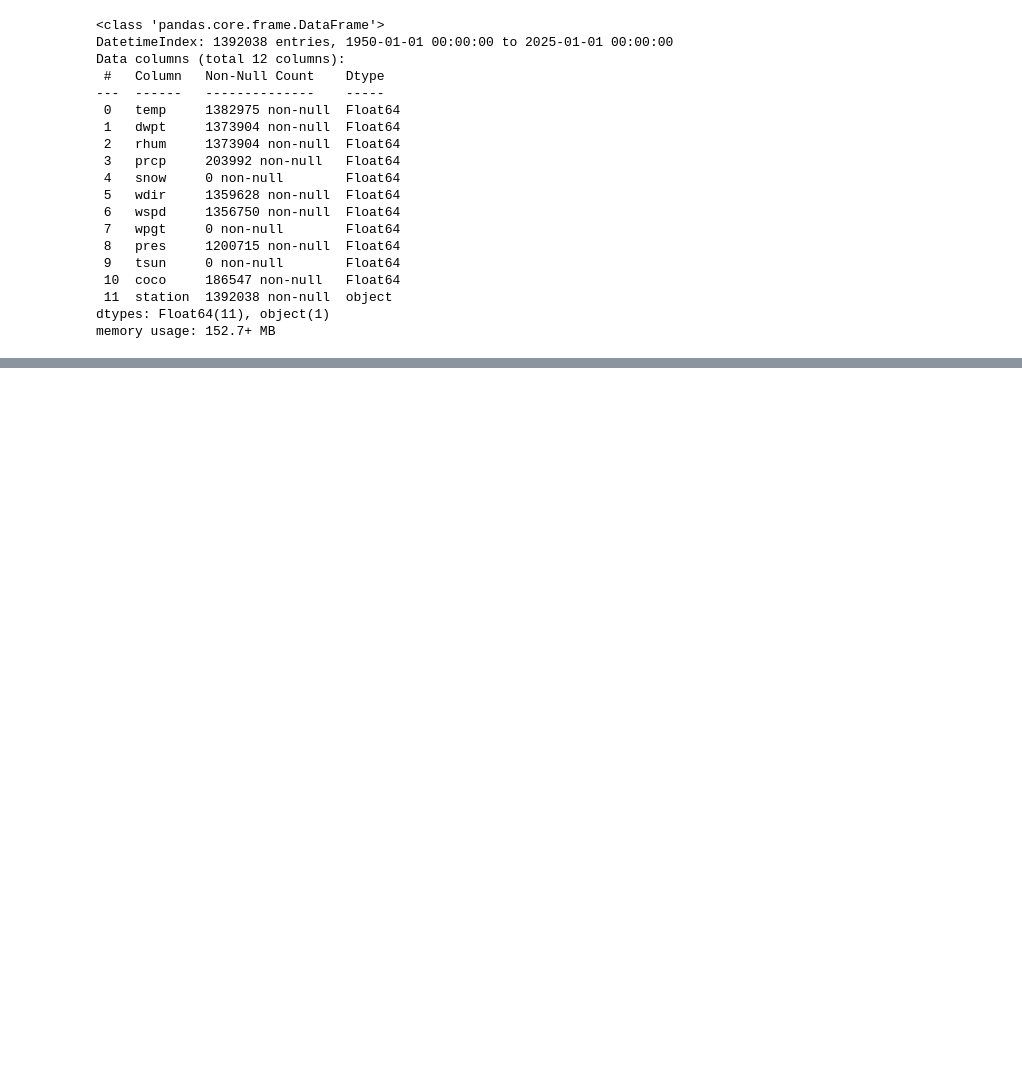
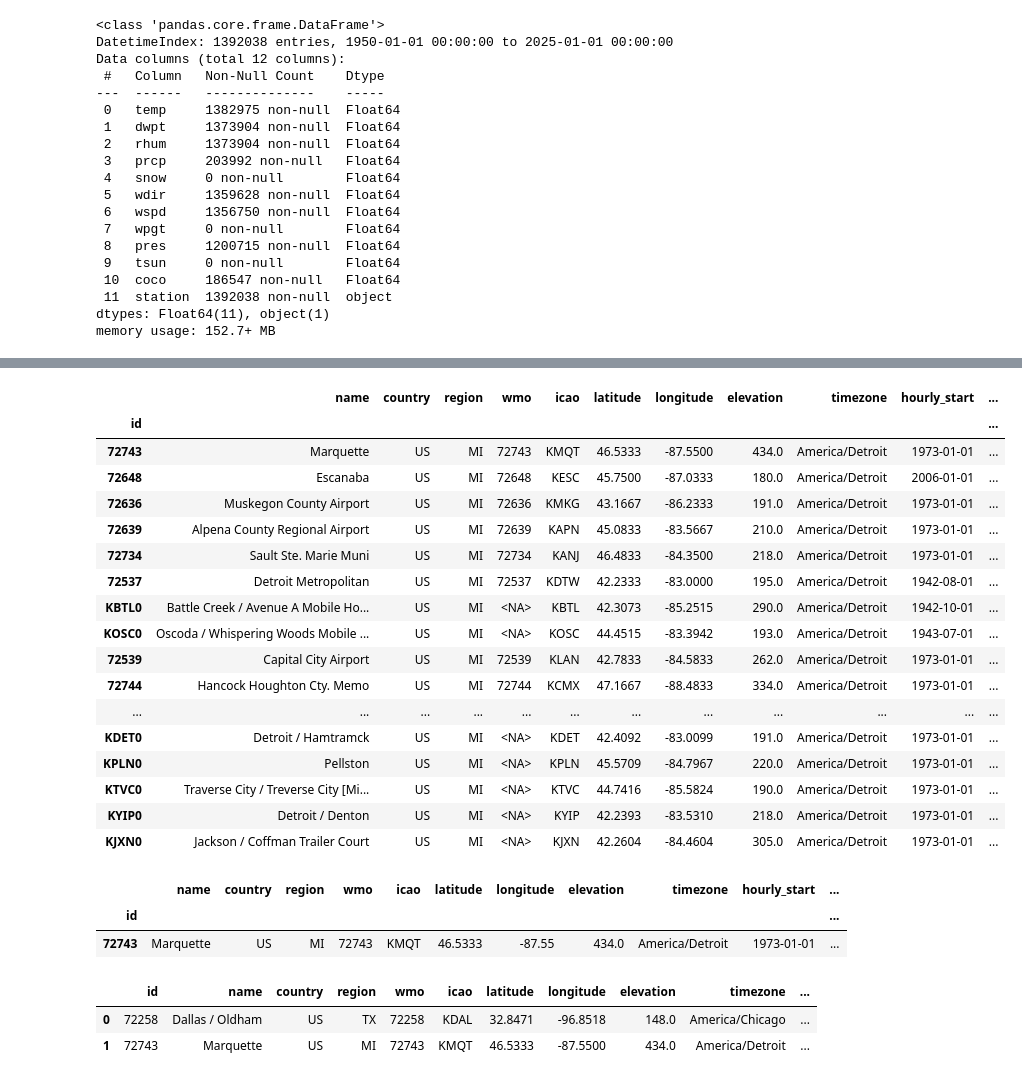
Before and after one commit to Nurislam-Slam/home-laba, a Jupyter notebook: weather-project/Weather_data_loader.ipynb, the cells around one changed output, grey strips where cells are left out. Cells and saved outputs as stored; diff of their text form; code cells hidden in the pictures; blank space fills up the shorter version.

```diff
--- a/weather-project/Weather_data_loader.ipynb
+++ b/weather-project/Weather_data_loader.ipynb
@@ -143,0 +339,5 @@ meteostations.to_parquet("kz_meteostations_ref.parquet", index=True)
+# %%
+meteostations_USA_MI= meteostations_USA[
+    (meteostations_USA['region'] == 'MI') &
+    (meteostations_USA['daily_start'].notna())
+]
@@ -143,0 +361,29 @@ meteostations.to_parquet("kz_meteostations_ref.parquet", index=True)
+# %%
+meteostations_USA_MI=meteostations_USA_MI.sort_values(by='daily_start')
+meteostations_USA_MI.head(20)
+# %% [output]
+|  | name | country | region | wmo | icao | latitude | longitude | elevation | timezone | hourly_start | ... |
+| id |  |  |  |  |  |  |  |  |  |  | ... |
+| 72743 | Marquette | US | MI | 72743 | KMQT | 46.5333 | -87.5500 | 434.0 | America/Detroit | 1973-01-01 | ... |
+| 72648 | Escanaba | US | MI | 72648 | KESC | 45.7500 | -87.0333 | 180.0 | America/Detroit | 2006-01-01 | ... |
+| 72636 | Muskegon County Airport | US | MI | 72636 | KMKG | 43.1667 | -86.2333 | 191.0 | America/Detroit | 1973-01-01 | ... |
+| 72639 | Alpena County Regional Airport | US | MI | 72639 | KAPN | 45.0833 | -83.5667 | 210.0 | America/Detroit | 1973-01-01 | ... |
+| 72734 | Sault Ste. Marie Muni | US | MI | 72734 | KANJ | 46.4833 | -84.3500 | 218.0 | America/Detroit | 1973-01-01 | ... |
+| 72537 | Detroit Metropolitan | US | MI | 72537 | KDTW | 42.2333 | -83.0000 | 195.0 | America/Detroit | 1942-08-01 | ... |
+| KBTL0 | Battle Creek / Avenue A Mobile Ho... | US | MI | <NA> | KBTL | 42.3073 | -85.2515 | 290.0 | America/Detroit | 1942-10-01 | ... |
+| KOSC0 | Oscoda / Whispering Woods Mobile ... | US | MI | <NA> | KOSC | 44.4515 | -83.3942 | 193.0 | America/Detroit | 1943-07-01 | ... |
+| 72539 | Capital City Airport | US | MI | 72539 | KLAN | 42.7833 | -84.5833 | 262.0 | America/Detroit | 1973-01-01 | ... |
+| 72744 | Hancock Houghton Cty. Memo | US | MI | 72744 | KCMX | 47.1667 | -88.4833 | 334.0 | America/Detroit | 1973-01-01 | ... |
+| ... | ... | ... | ... | ... | ... | ... | ... | ... | ... | ... | ... |
+| KDET0 | Detroit / Hamtramck | US | MI | <NA> | KDET | 42.4092 | -83.0099 | 191.0 | America/Detroit | 1973-01-01 | ... |
+| KPLN0 | Pellston | US | MI | <NA> | KPLN | 45.5709 | -84.7967 | 220.0 | America/Detroit | 1973-01-01 | ... |
+| KTVC0 | Traverse City / Treverse City [Mi... | US | MI | <NA> | KTVC | 44.7416 | -85.5824 | 190.0 | America/Detroit | 1973-01-01 | ... |
+| KYIP0 | Detroit / Denton | US | MI | <NA> | KYIP | 42.2393 | -83.5310 | 218.0 | America/Detroit | 1973-01-01 | ... |
+| KJXN0 | Jackson / Coffman Trailer Court | US | MI | <NA> | KJXN | 42.2604 | -84.4604 | 305.0 | America/Detroit | 1973-01-01 | ... |
+# %%
+meteostations_USA_MI=meteostations_USA_MI[meteostations_USA_MI['name']=='Marquette']
+meteostations_USA_MI
+# %% [output]
+|  | name | country | region | wmo | icao | latitude | longitude | elevation | timezone | hourly_start | ... |
+| id |  |  |  |  |  |  |  |  |  |  | ... |
+| 72743 | Marquette | US | MI | 72743 | KMQT | 46.5333 | -87.55 | 434.0 | America/Detroit | 1973-01-01 | ... |
@@ -143,0 +394,6 @@ meteostations.to_parquet("kz_meteostations_ref.parquet", index=True)
+# %%
+meteostations_USA
+# %% [output]
+|  | id | name | country | region | wmo | icao | latitude | longitude | elevation | timezone | ... |
+| 0 | 72258 | Dallas / Oldham | US | TX | 72258 | KDAL | 32.8471 | -96.8518 | 148.0 | America/Chicago | ... |
+| 1 | 72743 | Marquette | US | MI | 72743 | KMQT | 46.5333 | -87.5500 | 434.0 | America/Detroit | ... |
```
Also changed, not shown: parts of 45 cells of this notebook, 3 other files.
